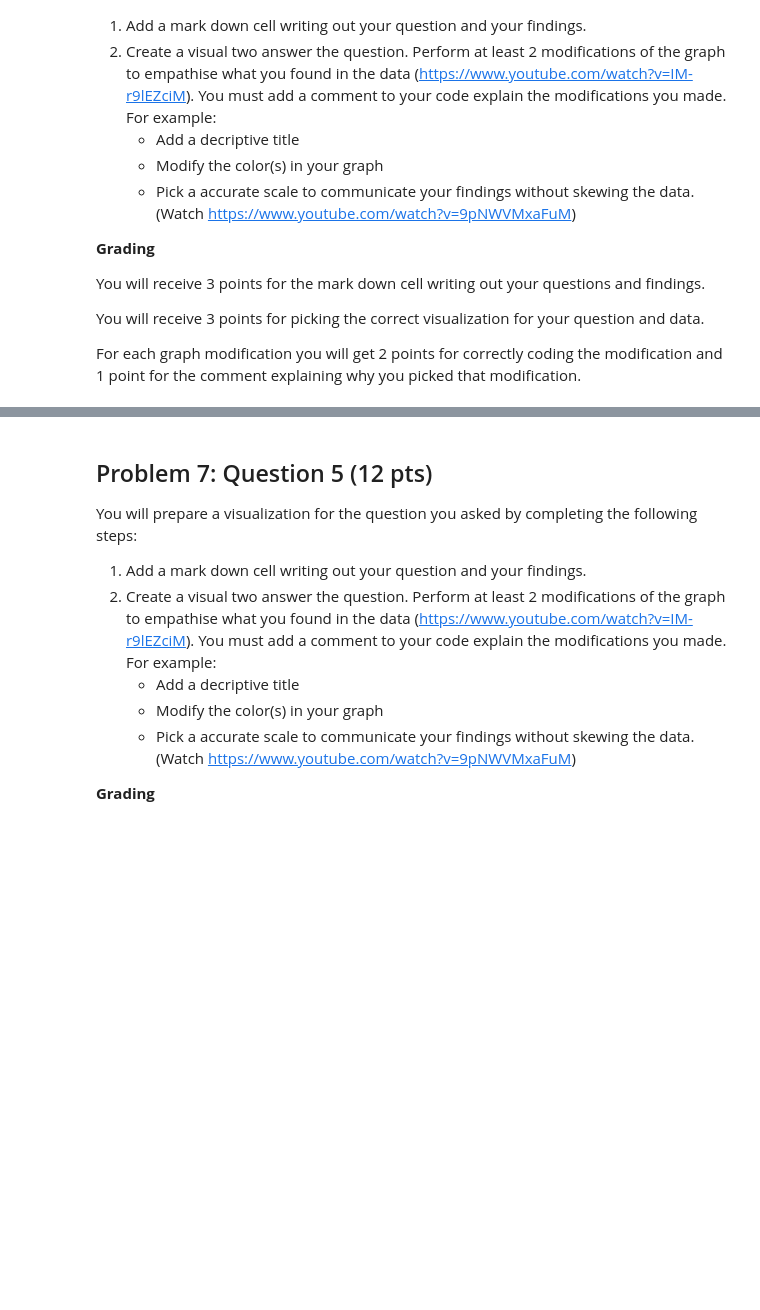
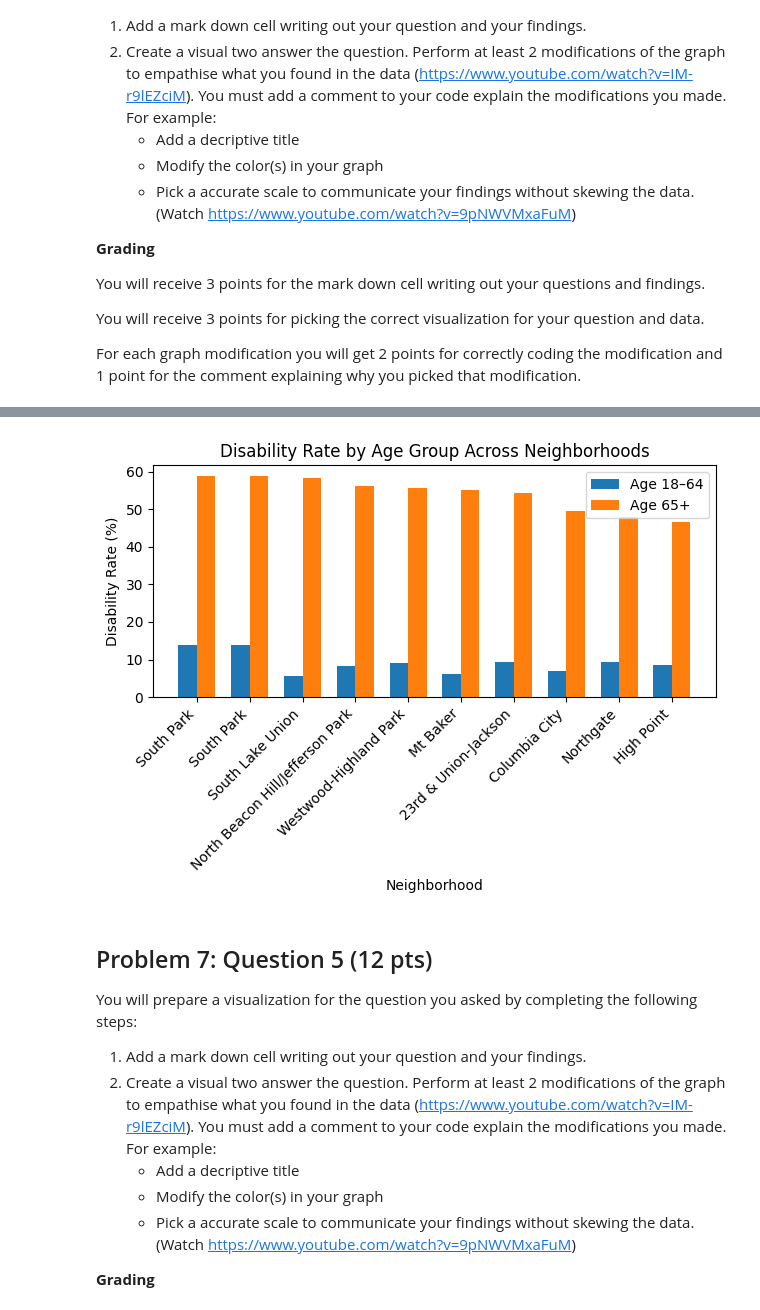
Before and after one commit to jklinck/AD450Winter2026, a Jupyter notebook: week_9_viz_determ.ipynb, the cells around one changed output, grey strips where cells are left out. Cells and saved outputs as stored; diff of their text form; code cells hidden in the pictures; blank space fills up the shorter version.

```diff
--- a/week_9_viz_determ.ipynb
+++ b/week_9_viz_determ.ipynb
@@ -337,3 +670,43 @@ For each graph modification you will get 2 points for correctly coding the modif
+# %%
+dis_health_df["disability_rate_18_64"] = (
+    dis_health_df["Population_18_to_64_years_with_a_Disability"] /
+    dis_health_df["Population_18_to_64_years"]
+) * 100
+
+dis_health_df["disability_rate_65_plus"] = (
+    dis_health_df["Population_65_years_and_Over_with_a_Disability"] /
+    dis_health_df["Population_65_years_and_Over"]
+) * 100
+
+top_age_compare = dis_health_df.sort_values(
+    "disability_rate_65_plus",
+    ascending=False
+).head(10)
+
+x = np.arange(len(top_age_compare))
+width = 0.35
+
+plt.bar(
+    x - width / 2,
+    top_age_compare["disability_rate_18_64"],
+    width,
+    label="Age 18–64"
+)
+plt.bar(
+    x + width / 2,
+    top_age_compare["disability_rate_65_plus"],
+    width,
+    label="Age 65+"
+)
+plt.title("Disability Rate by Age Group Across Neighborhoods")
+plt.xlabel("Neighborhood")
+plt.ylabel("Disability Rate (%)")
+plt.xticks(x, top_age_compare["Neighborhood_Name"], rotation=45, ha="right")
+plt.legend()
+plt.tight_layout()
+plt.show()
+# %% [output]
+[figure, added]
 # %% [markdown]
 ## Problem 7: Question 5 (12 pts)
 
```
Also changed, not shown: parts of 22 cells of this notebook.
